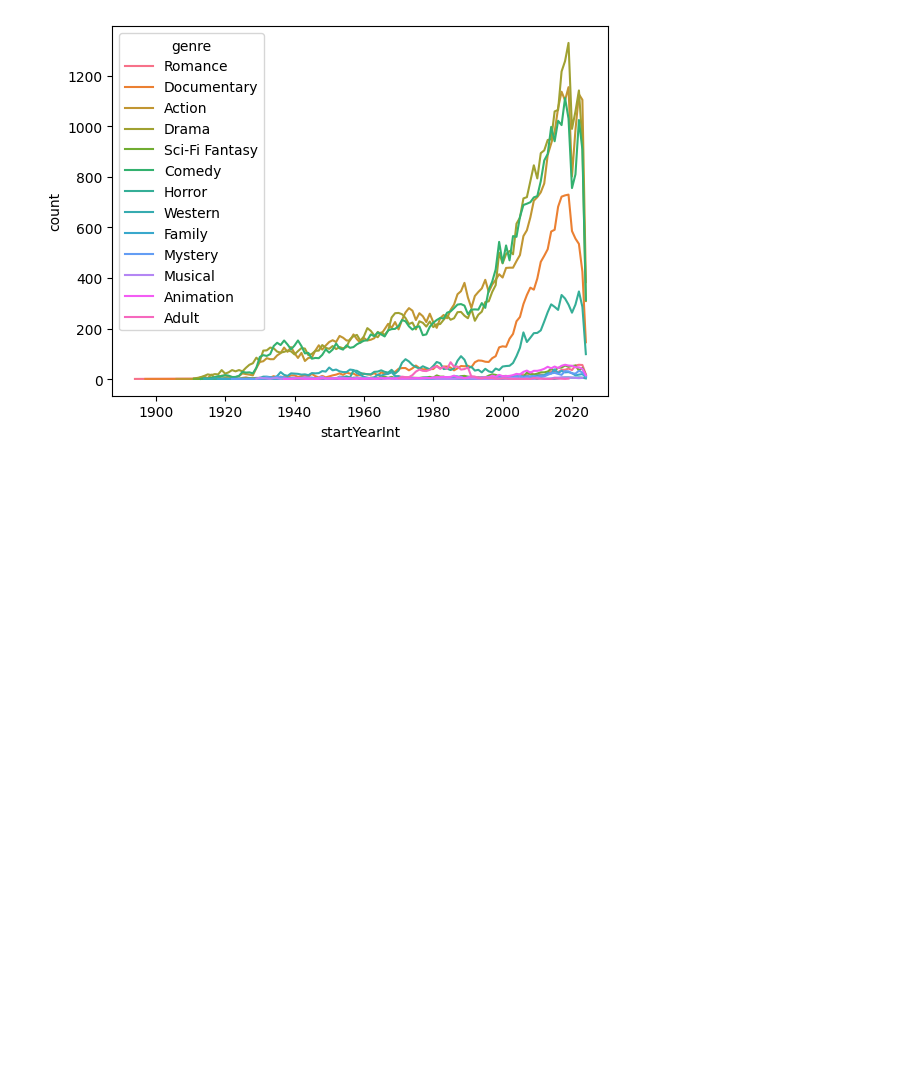
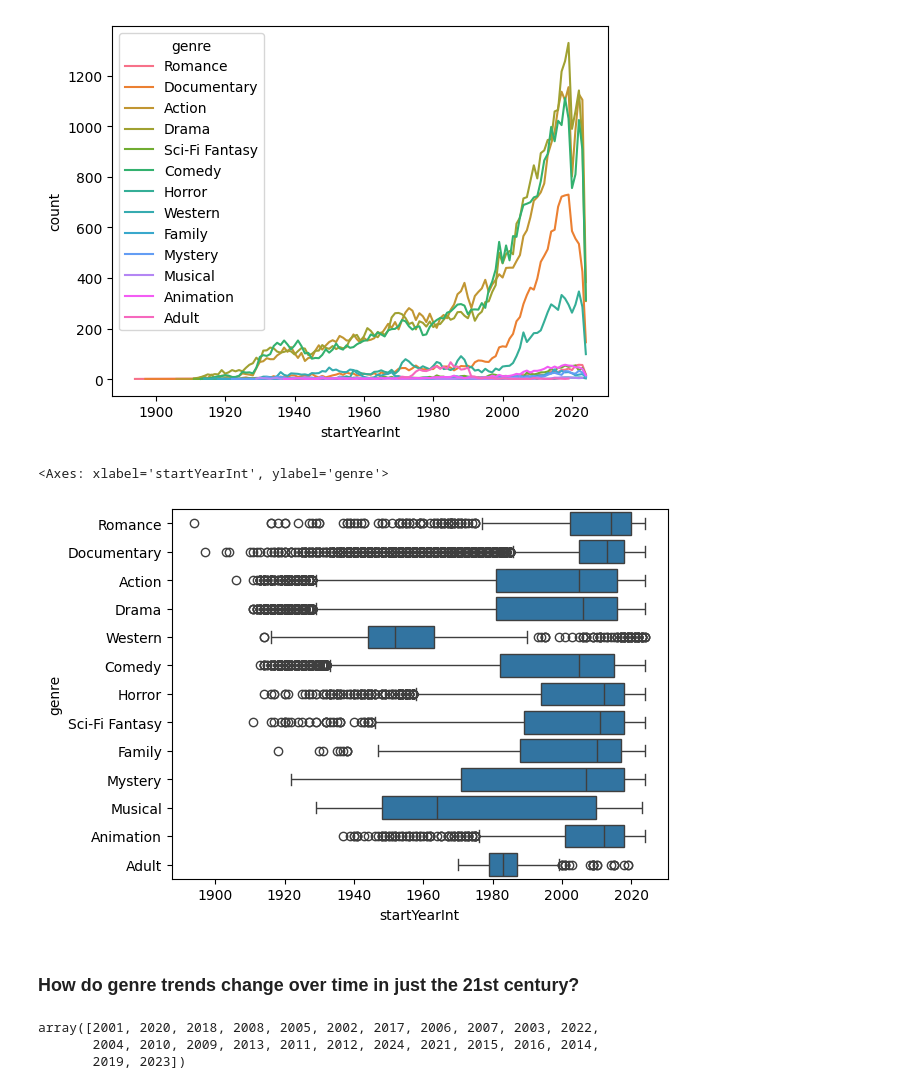
Before and after one commit to emily-dee/IMDB_data_analytics_project, a Jupyter notebook: Insight into Movies for the Hollywood Big Wigs.ipynb, the cells around one changed output. Drawn from its saved outputs; the diff is of its cells as text; code cells hidden in the pictures; blank space fills up the shorter version.

Commit message:
adding charts

```diff
--- a/Insight into Movies for the Hollywood Big Wigs.ipynb
+++ b/Insight into Movies for the Hollywood Big Wigs.ipynb
@@ -180,3 +180,10 @@ sns.lineplot(
 # %% [output]
 <Axes: xlabel='startYearInt', ylabel='count'>
 [figure]
+# %%
+sns.boxplot(data=movies_df, x='startYearInt', y='genre')
+# %% [output]
+<Axes: xlabel='startYearInt', ylabel='genre'>
+[figure, added]
+# %% [markdown]
+### How do genre trends change over time in just the 21st century?
@@ -182,0 +192,6 @@ sns.lineplot(
+# %%
+modern_movies_df.startYearInt.unique()
+# %% [output]
+array([2001, 2020, 2018, 2008, 2005, 2002, 2017, 2006, 2007, 2003, 2022,
+       2004, 2010, 2009, 2013, 2011, 2012, 2024, 2021, 2015, 2016, 2014,
+       2019, 2023])
```
Also changed, not shown: parts of 3 cells of this notebook.
